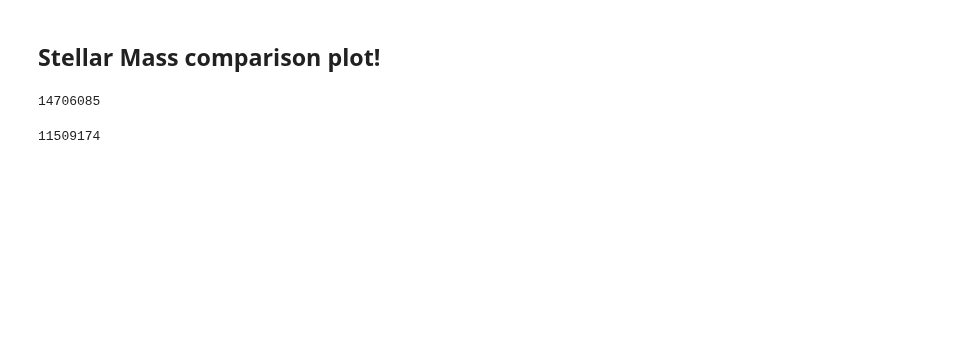
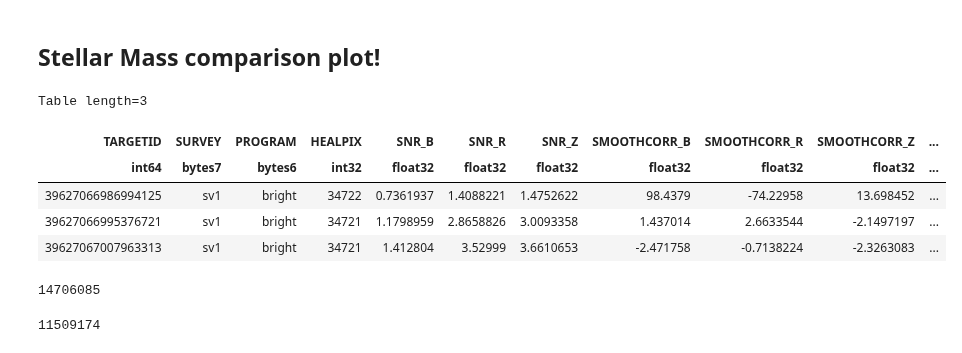
Before and after one commit to virajvman/desi_dwarfs, a Jupyter notebook: notebooks/catalog_paper/stellar_mass_investigate.ipynb, the cells around one changed output. Saved outputs shown, nothing was run; the diff lists cells and outputs as text; code cells hidden in the pictures; blank space fills up the shorter version.

```diff
--- a/notebooks/catalog_paper/stellar_mass_investigate.ipynb
+++ b/notebooks/catalog_paper/stellar_mass_investigate.ipynb
@@ -878,4 +689,13 @@ from matplotlib.lines import Line2D
 # %% [markdown]
 ## Stellar Mass comparison plot!
+# %%
+fastspec_all[:3]["LOG"]
+# %% [output]
+Table length=3
+| TARGETID | SURVEY | PROGRAM | HEALPIX | SNR_B | SNR_R | SNR_Z | SMOOTHCORR_B | SMOOTHCORR_R | SMOOTHCORR_Z | ... |
+| int64 | bytes7 | bytes6 | int32 | float32 | float32 | float32 | float32 | float32 | float32 | ... |
+| 39627066986994125 | sv1 | bright | 34722 | 0.7361937 | 1.4088221 | 1.4752622 | 98.4379 | -74.22958 | 13.698452 | ... |
+| 39627066995376721 | sv1 | bright | 34721 | 1.1798959 | 2.8658826 | 3.0093358 | 1.437014 | 2.6633544 | -2.1497197 | ... |
+| 39627067007963313 | sv1 | bright | 34721 | 1.412804 | 3.52999 | 3.6610653 | -2.471758 | -0.7138224 | -2.3263083 | ... |
 # %%
 
```
Also changed, not shown: parts of 23 cells of this notebook.
